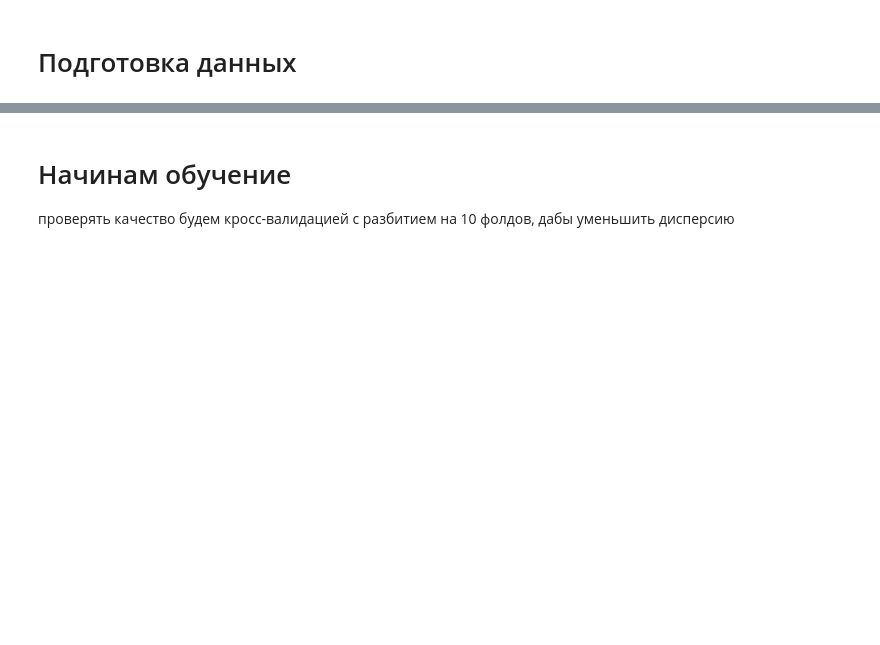
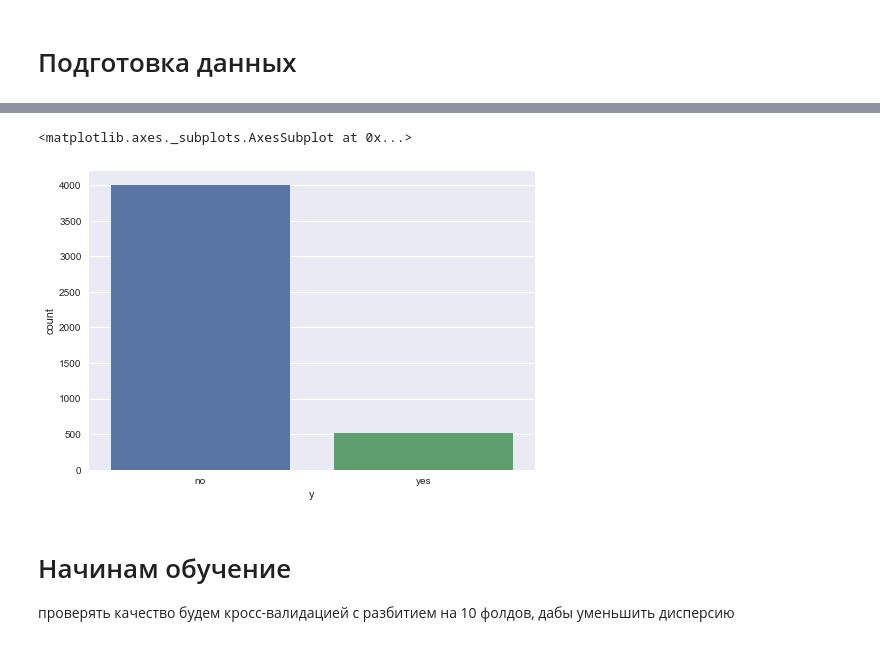
Before and after one commit to stas6626/kursach, a Jupyter notebook: cursach_banki.ipynb, the cells around one changed output, grey strips where cells are left out. Saved outputs shown, nothing was run; the diff lists cells and outputs as text; code cells hidden in the pictures; blank space fills up the shorter version.

```diff
--- a/cursach_banki.ipynb
+++ b/cursach_banki.ipynb
@@ -35,6 +56,11 @@ X_num=np.array(X[:9])
 X_col=X1
 new_X=np.hstack((X_num.T,X_col.T))
 #склеиваем признаки на которых будем обучаться, и выделяем переменную с ответами
+# %%
+sns.countplot(bank.y)
+# %% [output]
+<matplotlib.axes._subplots.AxesSubplot at 0x...>
+[figure, added]
 # %% [markdown]
 # Начинам обучение
 проверять качество будем кросс-валидацией с разбитием на 10 фолдов, дабы уменьшить дисперсию
```
Also changed, not shown: parts of 20 cells of this notebook.
